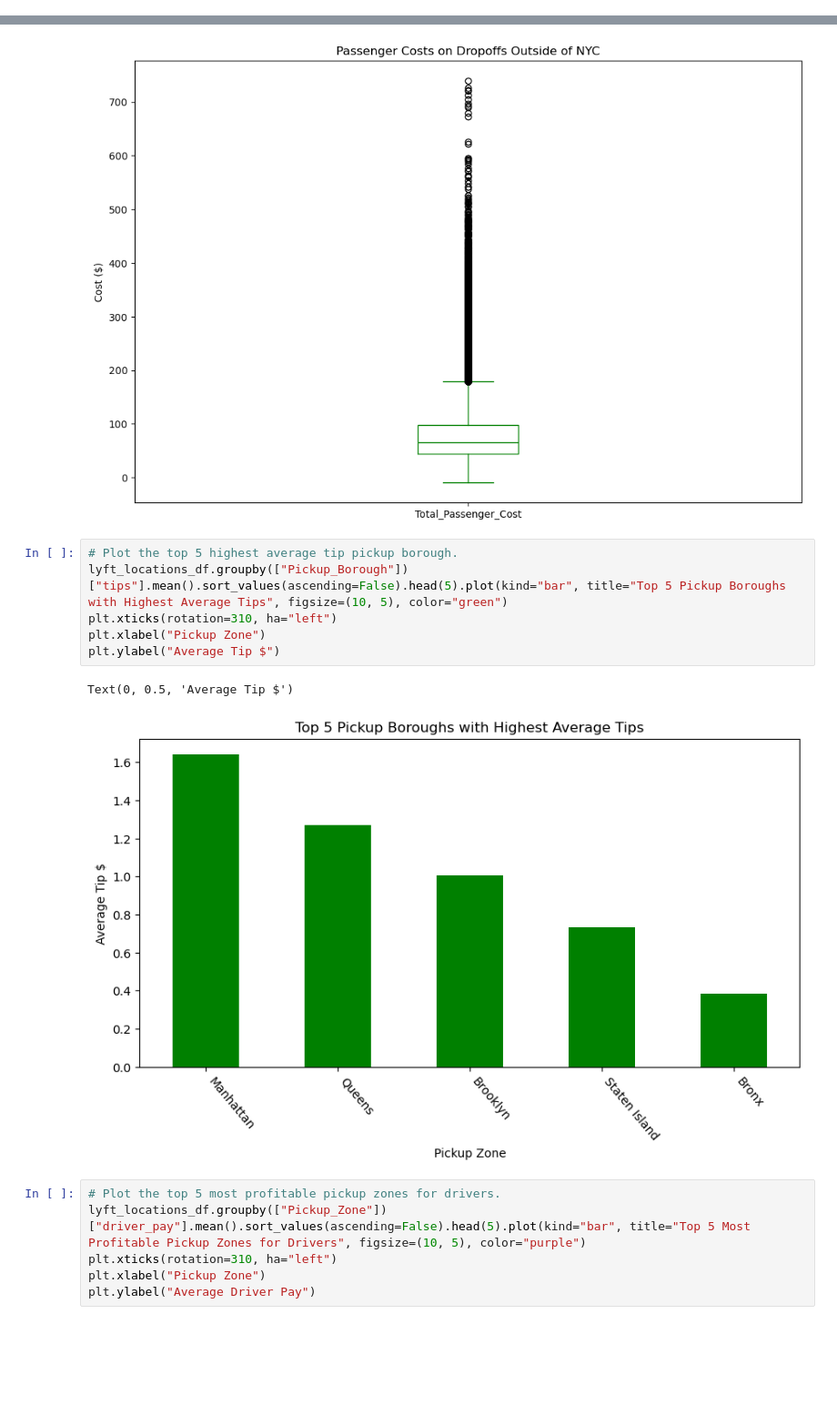
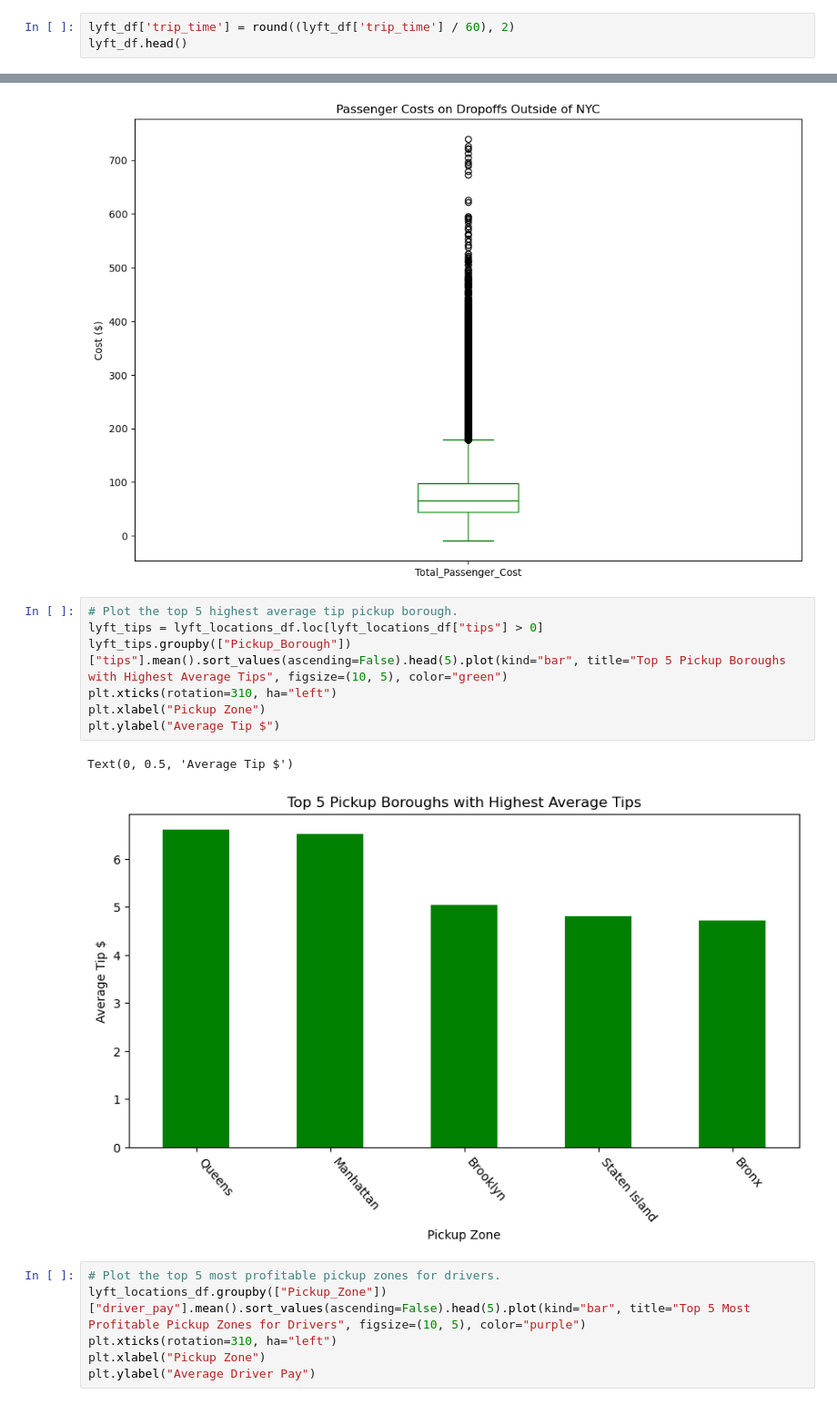
Before and after one commit to T-Haight/project1_group1_osubootcamp, a Jupyter notebook: Common_Trends.ipynb, the cells around one changed output, grey strips where cells are left out. Shown at 91% size. Saved outputs shown, nothing was run; the diff lists cells and outputs as text; blank space fills up the shorter version.

Commit message:
Converged plots together into subplots on a single figure, converted trip_time into minutes, fixed issue with Highest Average Tips chart, and plotted Most Efficient Trips.

```diff
--- a/Common_Trends.ipynb
+++ b/Common_Trends.ipynb
@@ -70,0 +31,3 @@ plt.show()
+# %%
+lyft_df['trip_time'] = round((lyft_df['trip_time'] / 60), 2)
+lyft_df.head()
@@ -118,13 +144,14 @@ Text(0.5, 0, '')
 [figure]
 # %%
 # Plot the top 5 highest average tip pickup borough.
-lyft_locations_df.groupby(["Pickup_Borough"])["tips"].mean().sort_values(ascending=False).head(5).plot(kind="bar", title="Top 5 Pickup Boroughs with Highest Average Tips", figsize=(10, 5), color="green")
+lyft_tips = lyft_locations_df.loc[lyft_locations_df["tips"] > 0]
+lyft_tips.groupby(["Pickup_Borough"])["tips"].mean().sort_values(ascending=False).head(5).plot(kind="bar", title="Top 5 Pickup Boroughs with Highest Average Tips", figsize=(10, 5), color="green")
 plt.xticks(rotation=310, ha="left")
 plt.xlabel("Pickup Zone")
 plt.ylabel("Average Tip $")
 # %% [output]
 Text(0, 0.5, 'Average Tip $')
-[figure, old version]
+[figure, new version]
 # %%
 # Plot the top 5 most profitable pickup zones for drivers.
 lyft_locations_df.groupby(["Pickup_Zone"])["driver_pay"].mean().sort_values(ascending=False).head(5).plot(kind="bar", title="Top 5 Most Profitable Pickup Zones for Drivers", figsize=(10, 5), color="purple")
```
Also changed, not shown: parts of 11 cells of this notebook.
